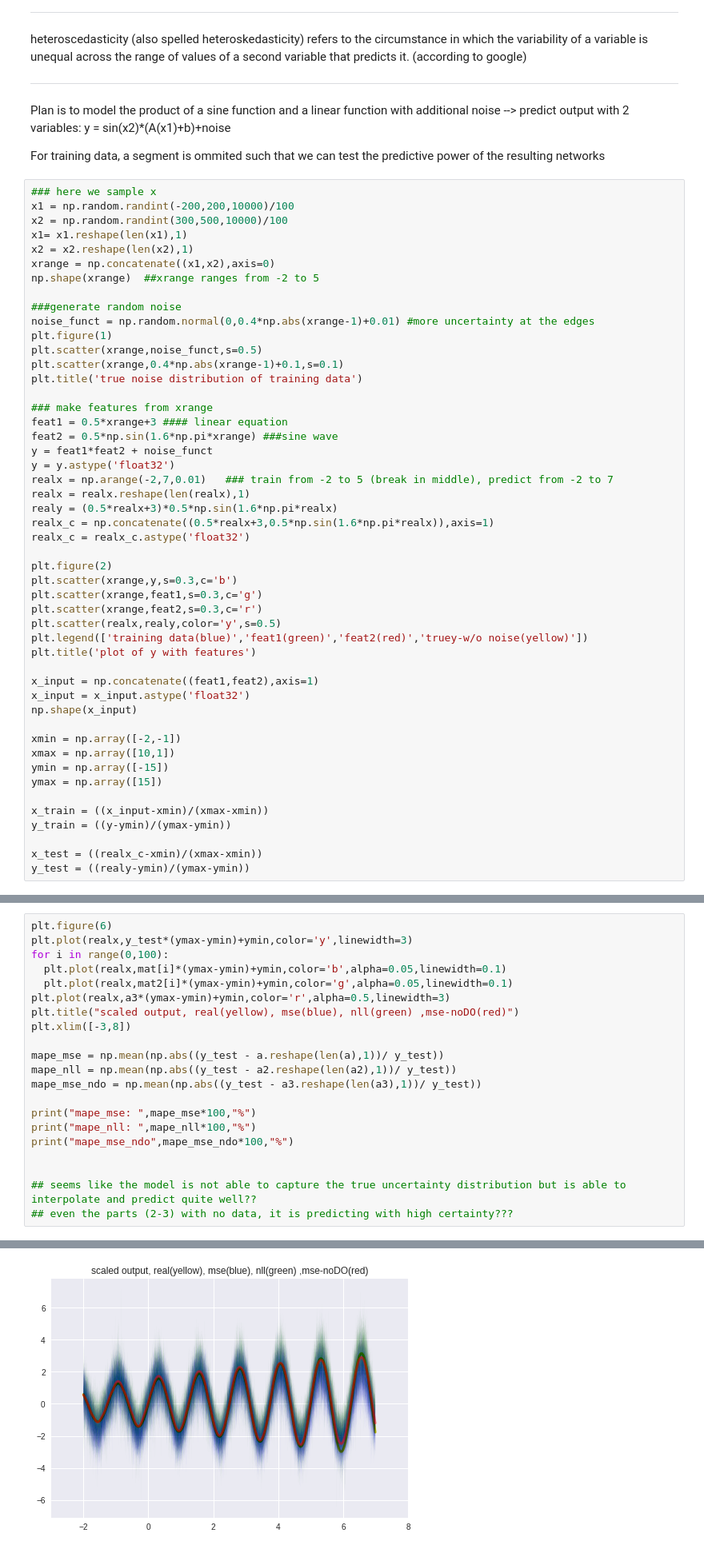
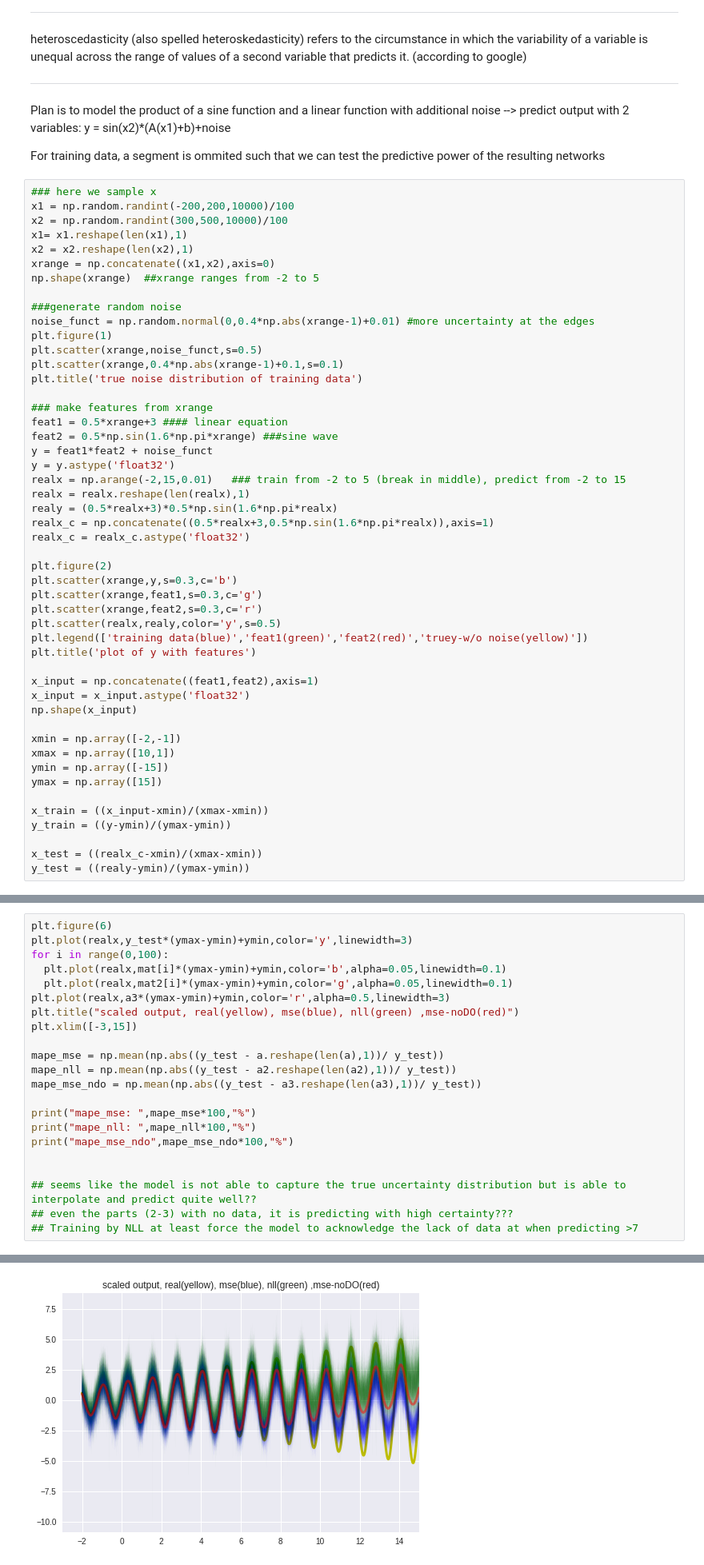
Before and after one commit to dragonheat123/nll_tryout, a Jupyter notebook: NLLexample.ipynb, the cells around one changed output, grey strips where cells are left out. Shown: that part at 80% size. Drawn from its saved outputs; the diff is of its cells as text.

```diff
--- a/NLLexample.ipynb
+++ b/NLLexample.ipynb
@@ -40,7 +40,7 @@ feat1 = 0.5*xrange+3 #### linear equation
 feat2 = 0.5*np.sin(1.6*np.pi*xrange) ###sine wave
 y = feat1*feat2 + noise_funct
 y = y.astype('float32')
-realx = np.arange(-2,7,0.01)   ### train from -2 to 5 (break in middle), predict from -2 to 7
+realx = np.arange(-2,15,0.01)   ### train from -2 to 5 (break in middle), predict from -2 to 15
 realx = realx.reshape(len(realx),1)
 realy = (0.5*realx+3)*0.5*np.sin(1.6*np.pi*realx)
 realx_c = np.concatenate((0.5*realx+3,0.5*np.sin(1.6*np.pi*realx)),axis=1)
@@ -236,7 +236,7 @@ for i in range(0,100):
   plt.plot(realx,mat2[i]*(ymax-ymin)+ymin,color='g',alpha=0.05,linewidth=0.1)
 plt.plot(realx,a3*(ymax-ymin)+ymin,color='r',alpha=0.5,linewidth=3)
 plt.title("scaled output, real(yellow), mse(blue), nll(green) ,mse-noDO(red)")
-plt.xlim([-3,8])
+plt.xlim([-3,15])
 
 mape_mse = np.mean(np.abs((y_test - a.reshape(len(a),1))/ y_test))
 mape_nll = np.mean(np.abs((y_test - a2.reshape(len(a2),1))/ y_test))
@@ -249,4 +249,5 @@ print("mape_mse_ndo",mape_mse_ndo*100,"%")
 
 ## seems like the model is not able to capture the true uncertainty distribution but is able to interpolate and predict quite well??
 ## even the parts (2-3) with no data, it is predicting with high certainty???
+## Training by NLL at least force the model to acknowledge the lack of data at when predicting >7
 # %% [output]
@@ -256,4 +257,4 @@ mape_mse_ndo 0.8376257923031496 %
-[figure, old version]
+[figure, new version]
 # %% [markdown]
 References:
 
```
Also changed, not shown: parts of 4 cells of this notebook.
